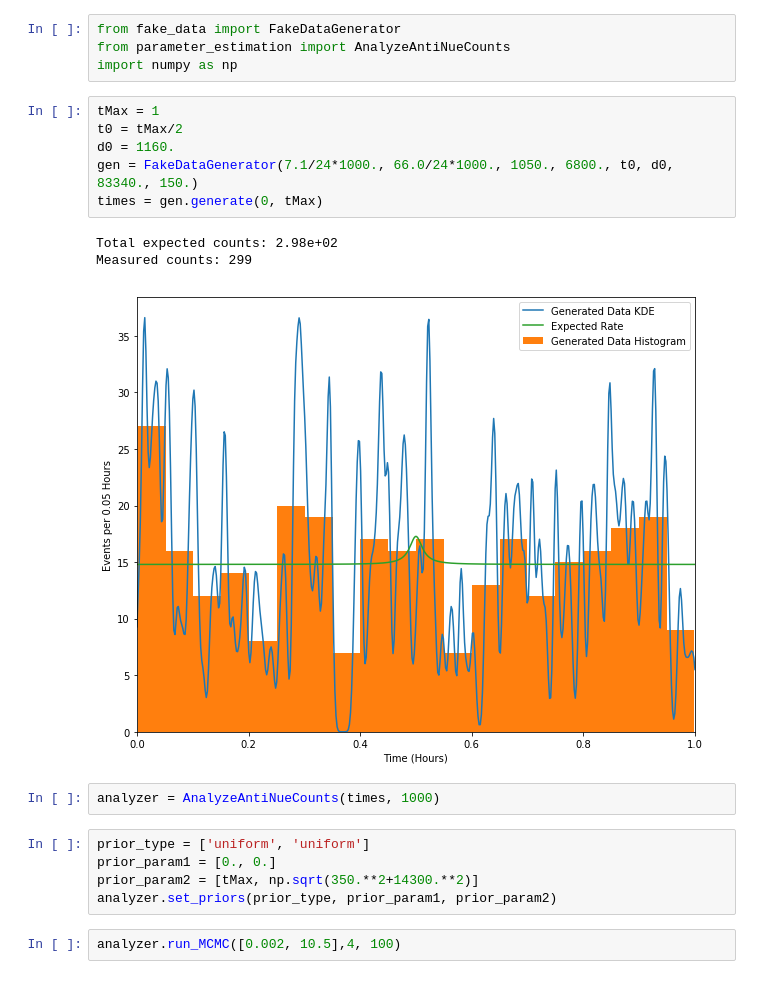
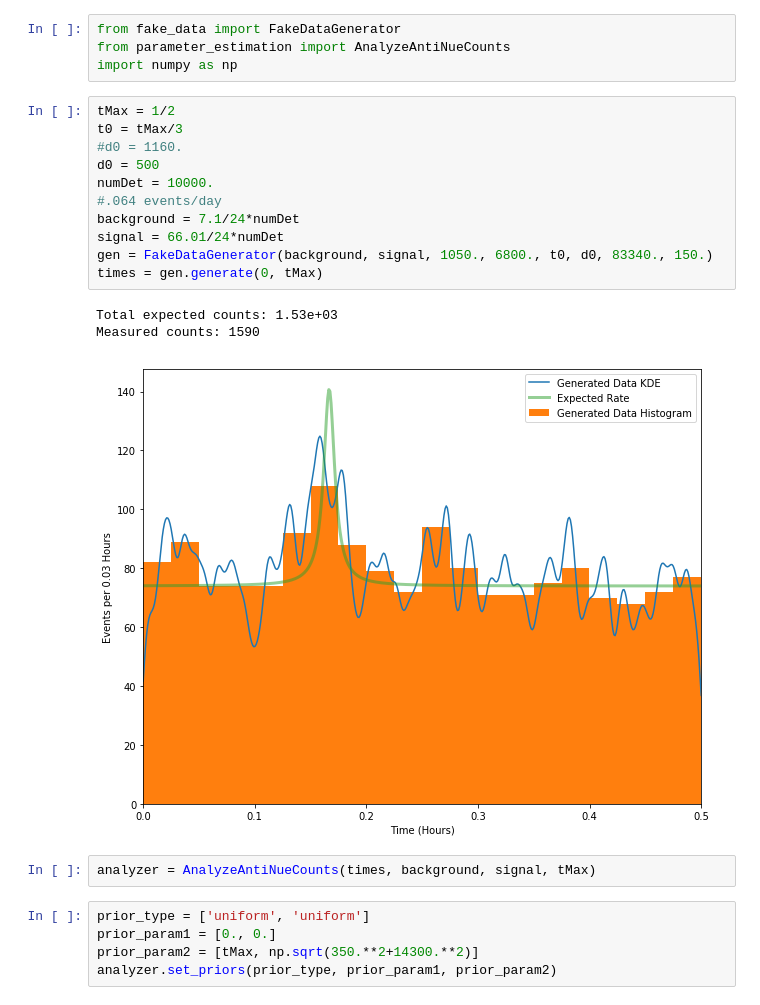
Before and after one commit to joejohnston203/inss2018_red_october, a Jupyter notebook: Hunt_for_Red_October.ipynb, the cells around one changed output. Cells and saved outputs as stored; diff of their text form.

Commit message:
Transparancy of expected rate

```diff
--- a/Hunt_for_Red_October.ipynb
+++ b/Hunt_for_Red_October.ipynb
@@ -8,21 +8,24 @@ from fake_data import FakeDataGenerator
 from parameter_estimation import AnalyzeAntiNueCounts
 import numpy as np
 # %%
-tMax = 1
-t0 = tMax/2
-d0 = 1160.
-gen = FakeDataGenerator(7.1/24*1000., 66.0/24*1000., 1050., 6800., t0, d0, 83340., 150.)
+tMax = 1/2
+t0 = tMax/3
+#d0 = 1160.
+d0 = 500
+numDet = 10000.
+#.064 events/day
+background = 7.1/24*numDet
+signal = 66.01/24*numDet
+gen = FakeDataGenerator(background, signal, 1050., 6800., t0, d0, 83340., 150.)
 times = gen.generate(0, tMax)
 # %% [output]
-Total expected counts: 2.98e+02
-Measured counts: 299
+Total expected counts: 1.53e+03
+Measured counts: 1590
-[figure, old version]
+[figure, new version]
 # %%
-analyzer = AnalyzeAntiNueCounts(times, 1000)
+analyzer = AnalyzeAntiNueCounts(times, background, signal, tMax)
 # %%
 prior_type = ['uniform', 'uniform']
 prior_param1 = [0., 0.]
 prior_param2 = [tMax, np.sqrt(350.**2+14300.**2)]
 analyzer.set_priors(prior_type, prior_param1, prior_param2)
-# %%
-analyzer.run_MCMC([0.002, 10.5],4, 100)
```
Also changed, not shown: parts of 2 cells of this notebook, 2 other files.
